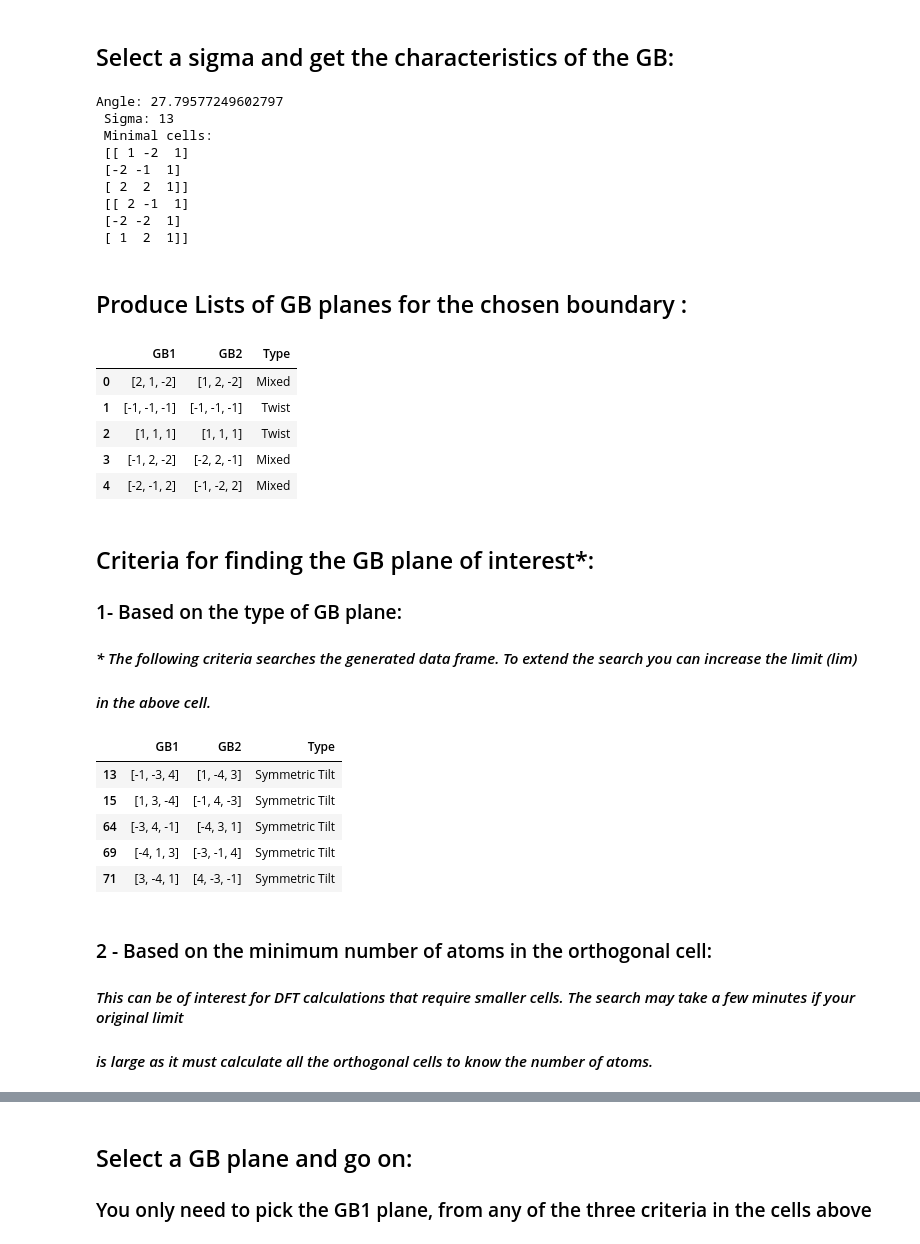
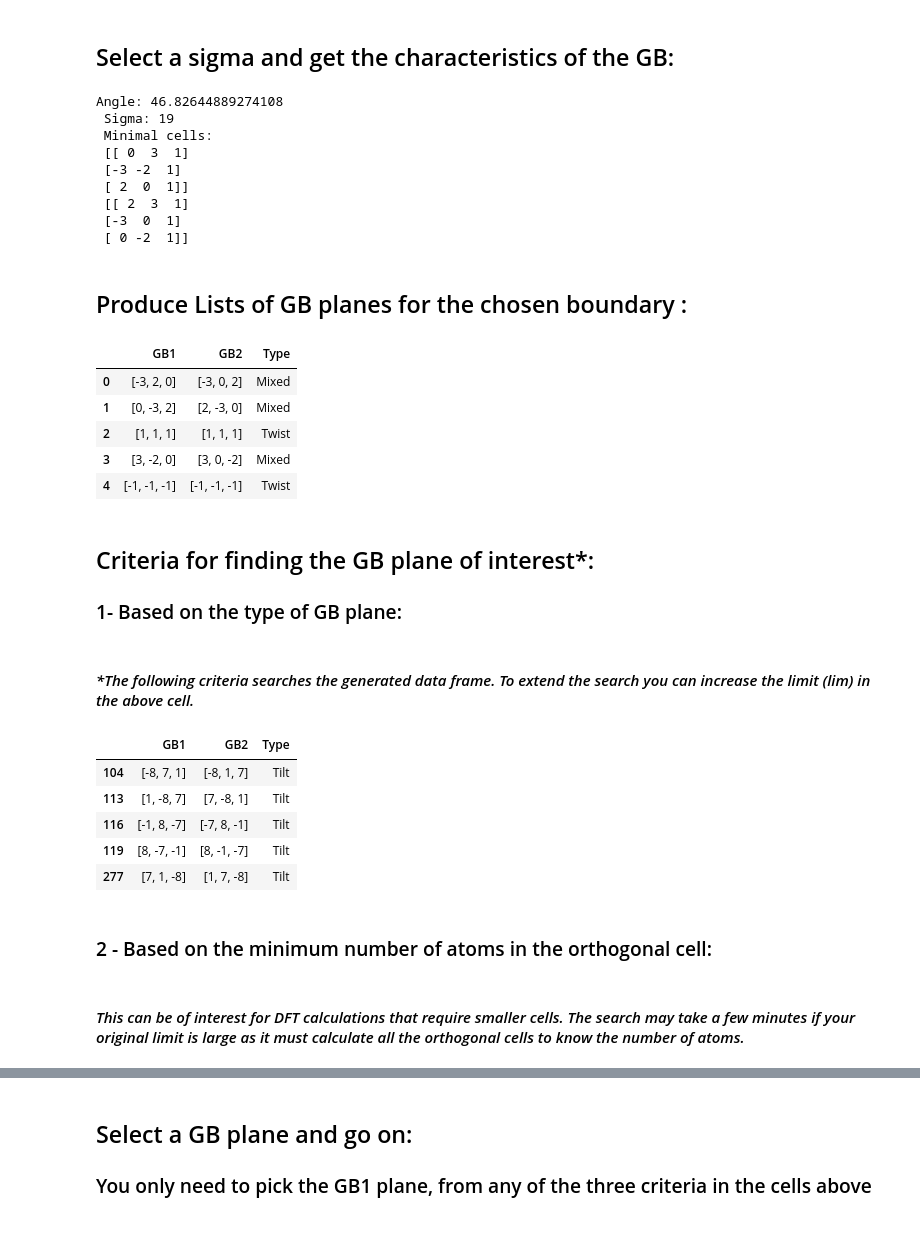
Before and after one commit to oekosheri/GB_code, a Jupyter notebook: Usage_of_GB_code.ipynb, the cells around one changed output, grey strips where cells are left out. Saved outputs shown, nothing was run; the diff lists cells and outputs as text; code cells hidden in the pictures.

```diff
--- a/Usage_of_GB_code.ipynb
+++ b/Usage_of_GB_code.ipynb
@@ -36,36 +36,37 @@ Sigma:    49  Theta:  43.57
 ## Select a sigma and get the characteristics of the GB:
 # %%
 # pick a sigma for this axis, ex: 19.
-sigma = 13
+sigma = 19
 
-theta, m, n = csl.get_theta_m_n_list(axis,sigma)[0]
+theta, m, n = csl.get_theta_m_n_list(axis, sigma)[0]
 
 R = csl.rot(axis, theta)
 
 # Minimal CSL cells. The plane orientations and the orthogonal cells
 # will be produced from these original cells.
-M1, M2 = csl.Create_minimal_cell_Method_1(sigma,axis,R)
+M1, M2 = csl.Create_minimal_cell_Method_1(sigma, axis, R)
 
-
-print('Angle:',degrees(theta),'\n','Sigma:',sigma,'\n', 'Minimal cells:','\n', M1,'\n',M2,'\n', )
+print('Angle:', degrees(theta), '\n', 'Sigma:', sigma, '\n',
+      'Minimal cells:', '\n', M1, '\n', M2, '\n')
 # %% [output]
-Angle: 27.79577249602797
- Sigma: 13
+Angle: 46.82644889274108
+ Sigma: 19
  Minimal cells:
- [[ 1 -2  1]
- [-2 -1  1]
- [ 2  2  1]]
- [[ 2 -1  1]
- [-2 -2  1]
- [ 1  2  1]]
+ [[ 0  3  1]
+ [-3 -2  1]
+ [ 2  0  1]]
+ [[ 2  3  1]
+ [-3  0  1]
+ [ 0 -2  1]]
 # %% [markdown]
 ## Produce Lists of GB planes for the chosen boundary :
 # %%
 # the higher the limit the higher the indices of GB planes produced.
-lim = 5
+lim = 3
 
-V1, V2, M, Gb = csl.Create_Possible_GB_Plane_List(axis, m,n,lim)
+V1, V2, M, Gb = csl.Create_Possible_GB_Plane_List(axis, m, n, lim)
 
+# the following data frame shows the created list of GB planes and their corresponding types
 df = pd.DataFrame(
     {'GB1': list(V1),
      'GB2': list(V2),
@@ -75,34 +76,33 @@ df = pd.DataFrame(
 df.head()
 # %% [output]
 |  | GB1 | GB2 | Type |
-| 0 | [2, 1, -2] | [1, 2, -2] | Mixed |
-| 1 | [-1, -1, -1] | [-1, -1, -1] | Twist |
+| 0 | [-3, 2, 0] | [-3, 0, 2] | Mixed |
+| 1 | [0, -3, 2] | [2, -3, 0] | Mixed |
 | 2 | [1, 1, 1] | [1, 1, 1] | Twist |
-| 3 | [-1, 2, -2] | [-2, 2, -1] | Mixed |
-| 4 | [-2, -1, 2] | [-1, -2, 2] | Mixed |
+| 3 | [3, -2, 0] | [3, 0, -2] | Mixed |
+| 4 | [-1, -1, -1] | [-1, -1, -1] | Twist |
+# %% [markdown]
+## Criteria for finding the GB plane of interest*:
+
+###  1- Based on the type of GB plane:
 # %% [markdown]
-## Criteria for finding the GB plane of interest*:
-
-###  1- Based on the type of GB plane:
-
-#### _* The following criteria searches the generated data frame. To extend the search you can increase the limit (lim)_
-#### _in the above cell._
+#### _*The following criteria searches the generated data frame. To extend the search you can increase the limit (lim) in the above cell._
 # %%
 # Gb types: Symmetric Tilt, Tilt, Twist, Mixed
 
-df[df['Type'] == 'Symmetric Tilt'].head()
+df[df['Type'] == 'Tilt'].head()
 # %% [output]
 |  | GB1 | GB2 | Type |
-| 13 | [-1, -3, 4] | [1, -4, 3] | Symmetric Tilt |
-| 15 | [1, 3, -4] | [-1, 4, -3] | Symmetric Tilt |
-| 64 | [-3, 4, -1] | [-4, 3, 1] | Symmetric Tilt |
-| 69 | [-4, 1, 3] | [-3, -1, 4] | Symmetric Tilt |
-| 71 | [3, -4, 1] | [4, -3, -1] | Symmetric Tilt |
+| 104 | [-8, 7, 1] | [-8, 1, 7] | Tilt |
+| 113 | [1, -8, 7] | [7, -8, 1] | Tilt |
+| 116 | [-1, 8, -7] | [-7, 8, -1] | Tilt |
+| 119 | [8, -7, -1] | [8, -1, -7] | Tilt |
+| 277 | [7, 1, -8] | [1, 7, -8] | Tilt |
+# %% [markdown]
+
+### 2 - Based on the minimum number of atoms in the orthogonal cell:
 # %% [markdown]
-
-### 2 - Based on the minimum number of atoms in the orthogonal cell:
-####  _This can be of interest for DFT calculations that require smaller cells. The search may take a few minutes if your original limit_
-#### _is large as it must calculate all the orthogonal cells to know the number of atoms._
+####  _This can be of interest for DFT calculations that require smaller cells. The search may take a few minutes if your original limit is large as it must calculate all the orthogonal cells to know the number of atoms._
 # %%
 basis = 'fcc'
 Number = np.zeros(len(V1))
```
Also changed, not shown: parts of 10 cells of this notebook, 3 other files.
